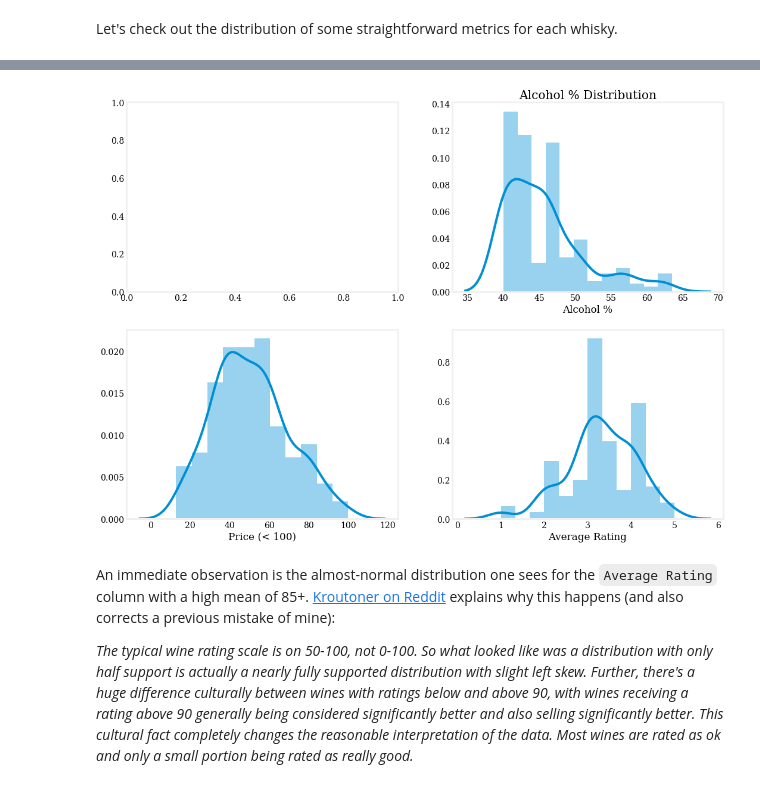
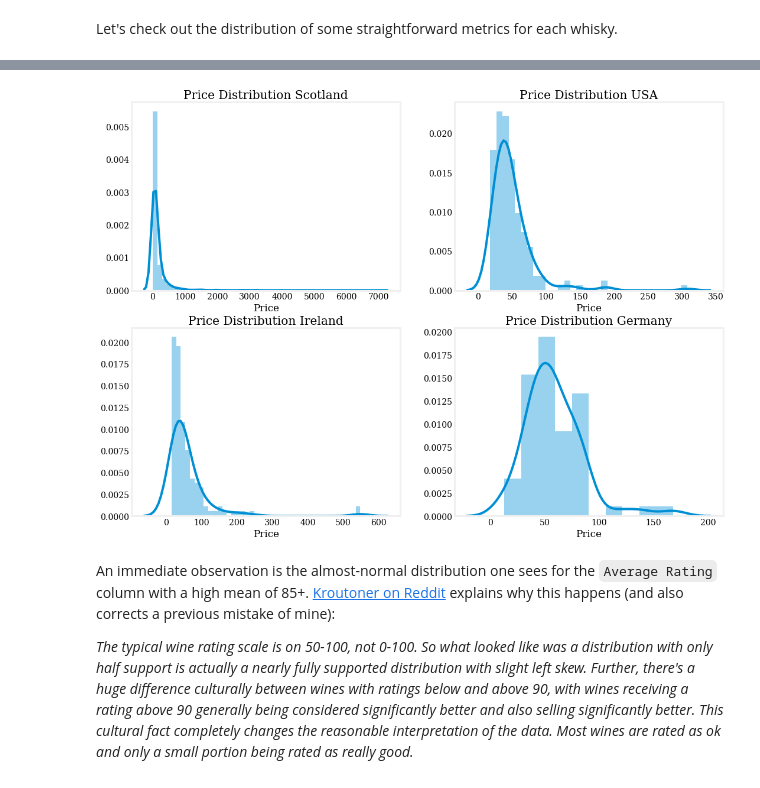
Before and after one commit to schmiddim/greek-wines-analysis, a Jupyter notebook: whisky-analysis.ipynb, the cells around one changed output, grey strips where cells are left out. Cells and saved outputs as stored; diff of their text form; code cells hidden in the pictures.

```diff
--- a/whisky-analysis.ipynb
+++ b/whisky-analysis.ipynb
@@ -76,18 +128,23 @@ Let's check out the distribution of some straightforward metrics for each whisky
 # %%
 fig, ((ax1, ax2),
-      (ax3, ax4)
+      (ax3,ax4),
+
      ) = plt.subplots(ncols=2, nrows=2, figsize=(16,12))
+#@todo df.price < 100 for all countries
 
-sns.distplot(df[df.alcohol < 100].alcohol.dropna(), ax=ax2)
-ax2.set(xlabel='Alcohol %', title='Alcohol % Distribution');
+sns.distplot(df[df['country'].str.contains("Scotland") ].price.dropna(), ax=ax1)
+ax1.set(xlabel='Price', title='Price Distribution Scotland');
 
-sns.distplot(df[df.price < 100].price.dropna(), ax=ax3)
-ax3.set(xlabel='Price (< 100)')
+sns.distplot(df[df['country'].str.contains("USA")].price.dropna(), ax=ax2)
+ax2.set(xlabel='Price', title='Price Distribution USA');
 
-sns.distplot(df.avg_rating.dropna(), ax=ax4)
-ax4.set(xlabel='Average Rating');
+sns.distplot(df[df['country'].str.contains("Ireland")].price.dropna(), ax=ax3)
+ax3.set(xlabel='Price', title='Price Distribution Ireland');
+
+sns.distplot(df[df['country'].str.contains("Deutschland")].price.dropna(), ax=ax4)
+ax4.set(xlabel='Price', title='Price Distribution Germany');
 # %% [output]
-[figure, old version]
+[figure, new version]
 # %% [markdown]
 An immediate observation is the almost-normal distribution one sees for the `Average Rating` column with a high mean of 85+.
 [Kroutoner on Reddit](https://www.reddit.com/r/datascience/comments/7e0mw5/analyzing_1000_greek_wines_with_python/dq1x4ls/) explains why this happens (and also corrects a previous mistake of mine):
```
Also changed, not shown: parts of 8 cells of this notebook, 2 other files.
